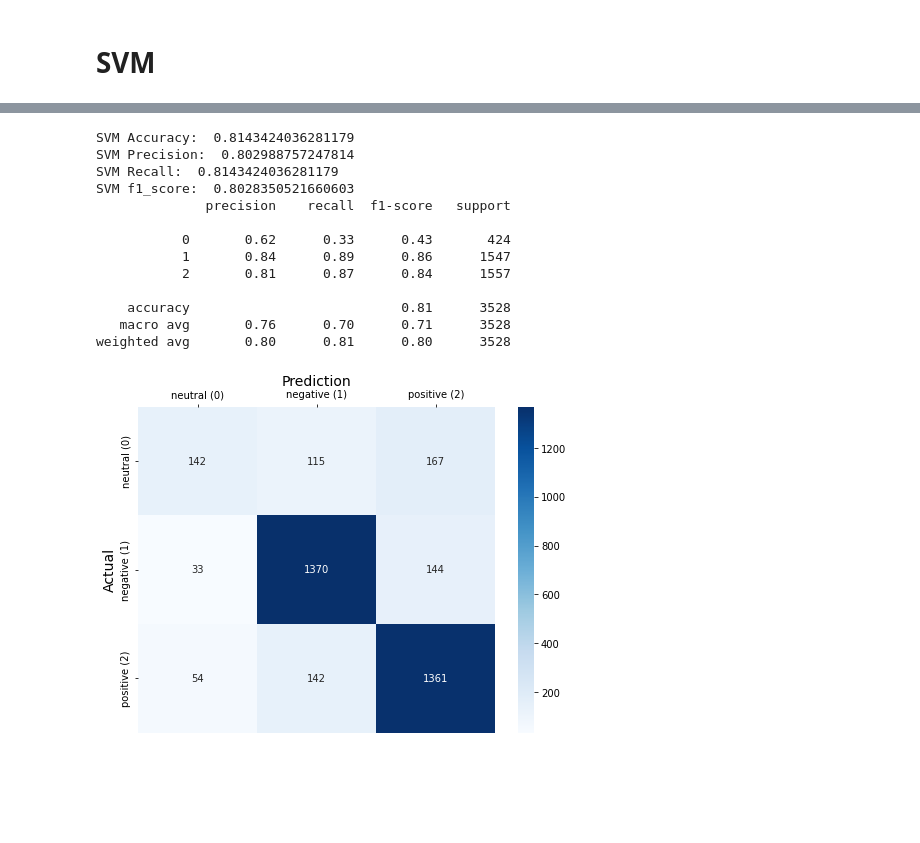
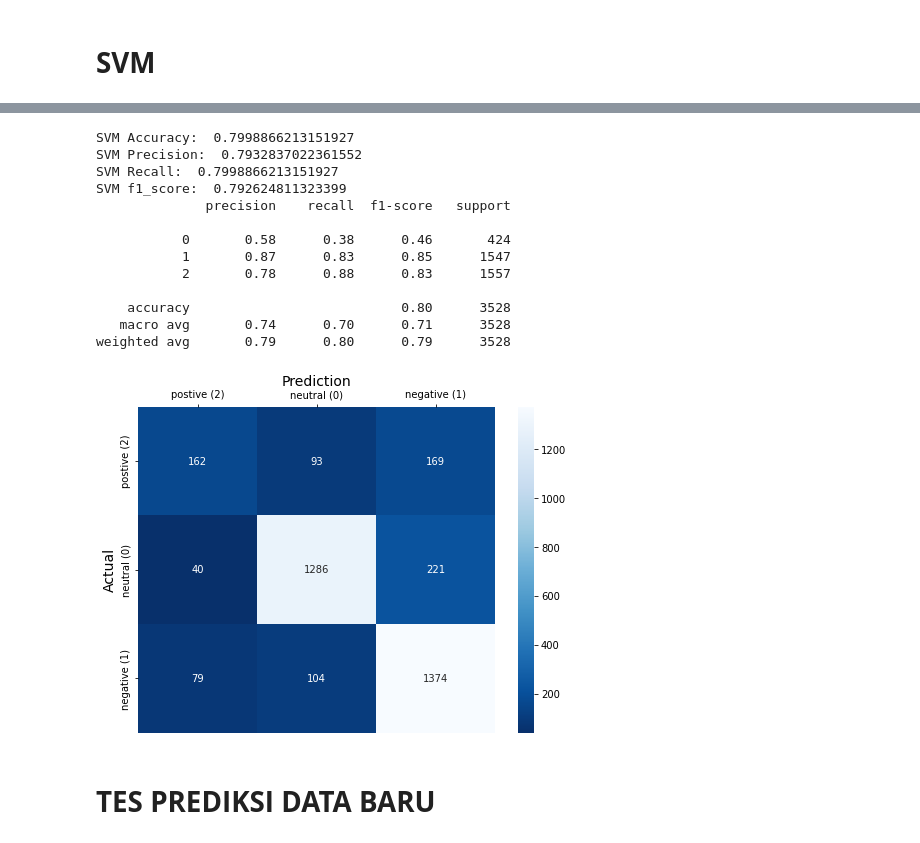
Before and after one commit to pahrul23/pahrul-skripsi, a Jupyter notebook: SKRIPSI_PAHRUL_1.ipynb, the cells around one changed output, grey strips where cells are left out. Saved outputs shown, nothing was run; the diff lists cells and outputs as text; code cells hidden in the pictures; blank space fills up the shorter version.

Commit message:
prediksi sentimen dataset baru

```diff
--- a/SKRIPSI_PAHRUL_1.ipynb
+++ b/SKRIPSI_PAHRUL_1.ipynb
@@ -375,10 +390,10 @@ class RandomForestClassifier:
         # calculate mode (most frequent class) for each sample
         return np.apply_along_axis(lambda x: Counter(x).most_common(1)[0][0], axis=0, arr=predictions)
 # %%
-model = RandomForestClassifier(n_estimators=200, max_depth=13, min_samples_split=2, random_state=42)
-model.fit(X_train, y_train)
+RandomForest = RandomForestClassifier(n_estimators=200, max_depth=13, min_samples_split=2, random_state=42)
+RandomForest.fit(X_train, y_train)
 
-y_pred = model.predict(X_test)
+y_pred = RandomForest.predict(X_test)
 
 acc = np.mean(y_pred == y_test)
 print("Accuracy:", acc)
@@ -662,8 +677,8 @@ class MulticlassSVM(BaseEstimator, ClassifierMixin):
         pred = decision.argmax(axis=1)
         return self._label_encoder.inverse_transform(pred)
 # %%
-clf = MulticlassSVM(C=1, tol=0.01, max_iter=1000, random_state=0, verbose=1)
-clf.fit(X_train, y_train)
+svm = MulticlassSVM(C=1, tol=0.01, max_iter=100, random_state=0, verbose=1)
+svm.fit(X_train, y_train)
 
-print(clf.score(X_train, y_train))
+print(svm.score(X_train, y_train))
 # %% [output]
@@ -675,5 +690,5 @@ print(clf.score(X_test, y_test))
 # %%
-hasil = clf.predict(X_test)
+hasil = svm.predict(X_test)
 # %%
 from sklearn.metrics import accuracy_score, precision_score, recall_score, f1_score
 from sklearn.metrics import classification_report
@@ -686,33 +701,32 @@ print("SVM f1_score: ", f1_score(y_test, hasil, average='weighted'))
 
 print(classification_report(y_test, hasil, zero_division=0))
 # %% [output]
-SVM Accuracy:  0.8143424036281179
-SVM Precision:  0.802988757247814
-SVM Recall:  0.8143424036281179
-SVM f1_score:  0.8028350521660603
+SVM Accuracy:  0.7998866213151927
+SVM Precision:  0.7932837022361552
+SVM Recall:  0.7998866213151927
+SVM f1_score:  0.792624811323399
               precision    recall  f1-score   support
 
-           0       0.62      0.33      0.43       424
-           1       0.84      0.89      0.86      1547
-           2       0.81      0.87      0.84      1557
+           0       0.58      0.38      0.46       424
+           1       0.87      0.83      0.85      1547
+           2       0.78      0.88      0.83      1557
 
-    accuracy                           0.81      3528
-   macro avg       0.76      0.70      0.71      3528
-weighted avg       0.80      0.81      0.80      3528
+    accuracy                           0.80      3528
+   macro avg       0.74      0.70      0.71      3528
+weighted avg       0.79      0.80      0.79      3528
 # %%
-from sklearn.metrics import confusion_matrix
-import seaborn as sns
-
 confusion_matrix(y_test, hasil)
 
 fig, ax = plt.subplots(figsize = (8,6))
-sns.heatmap(confusion_matrix(y_true = y_test, y_pred = hasil), fmt = 'g', annot = True, cmap = 'Blues')
+sns.heatmap(confusion_matrix(y_true = y_test, y_pred = hasil), fmt = 'g', annot = True,   cmap='Blues_r')
 ax.xaxis.set_label_position('top')
 ax.xaxis.set_ticks_position('top')
 ax.set_xlabel('Prediction', fontsize = 14)
-ax.set_xticklabels([ 'neutral (0)','negative (1)', 'positive (2)' ])
+ax.set_xticklabels([ 'postive (2)','neutral (0)', 'negative (1)' ])
 ax.set_ylabel('Actual', fontsize = 14)
-ax.set_yticklabels([ 'neutral (0)','negative (1)', 'positive (2)'] )
+ax.set_yticklabels([ 'postive (2)','neutral (0)', 'negative (1)'] )
 plt.show()
 # %% [output]
-[figure, old version]
+[figure, new version]
+# %% [markdown]
+# **TES** **PREDIKSI** **DATA** **BARU**
```
Also changed, not shown: parts of 34 cells of this notebook.
